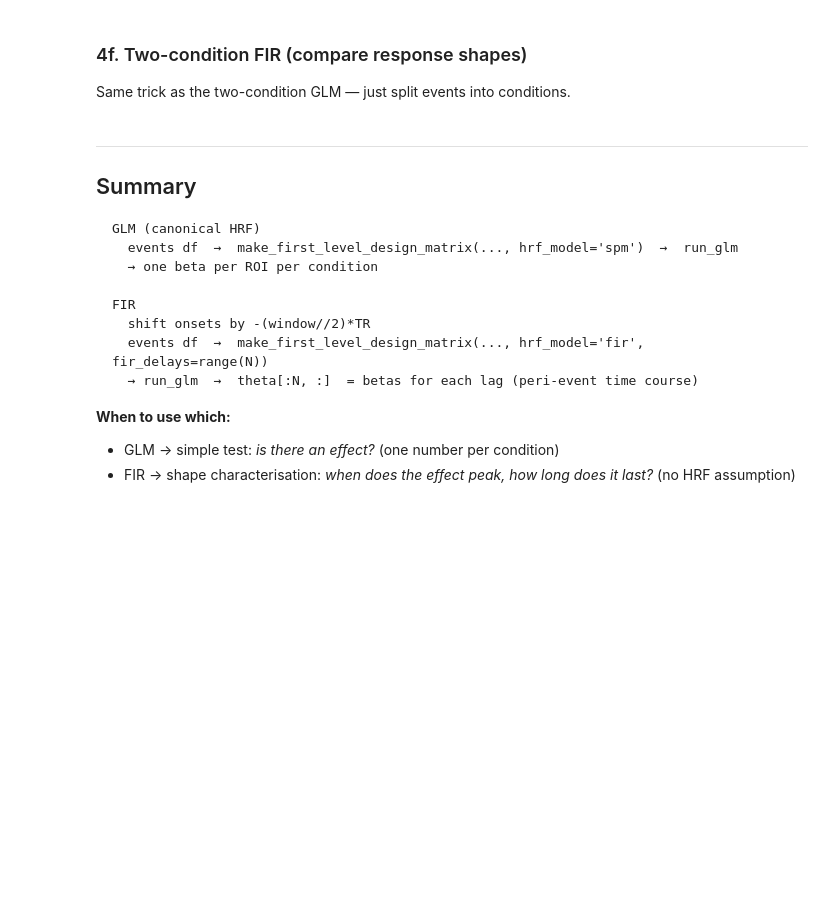
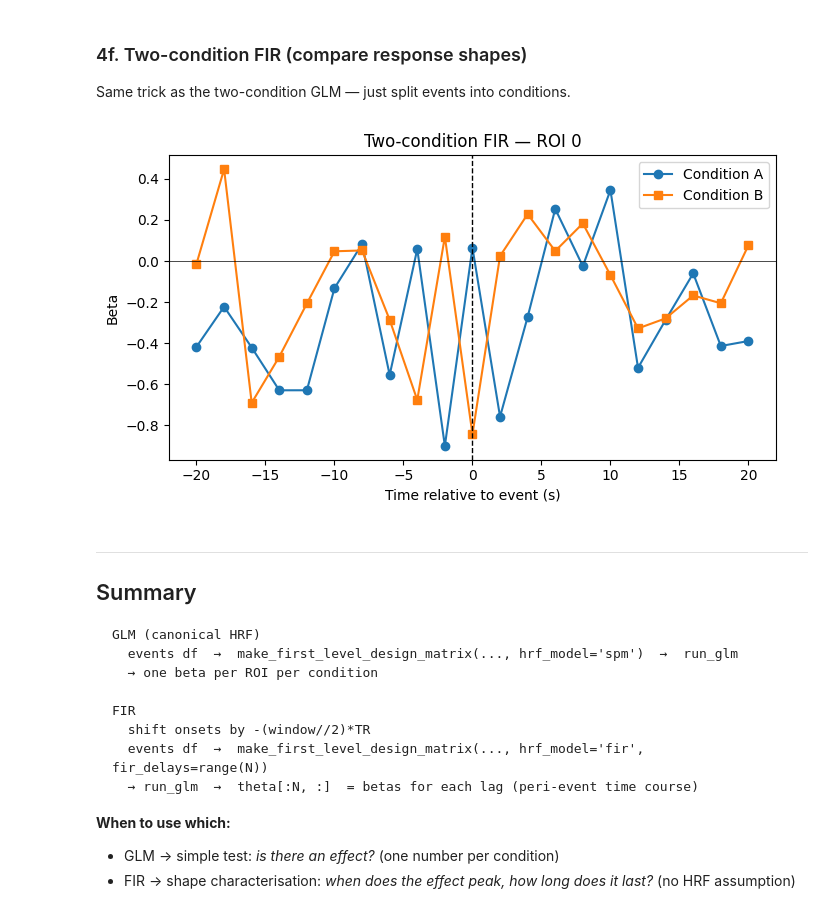
Before and after one commit to drgzkr/fmri-basics, a Jupyter notebook: notebooks/04_glm_and_fir.ipynb, the cells around one changed output. Saved outputs shown, nothing was run; the diff lists cells and outputs as text; code cells hidden in the pictures; blank space fills up the shorter version.

```diff
--- a/notebooks/04_glm_and_fir.ipynb
+++ b/notebooks/04_glm_and_fir.ipynb
@@ -239,28 +265,31 @@ Same trick as the two-condition GLM — just split events into conditions.
 # %%
 events_fir_AB = pd.concat([
     pd.DataFrame({'trial_type': 'A', 'onset': onsets_A - (FIR_WINDOW // 2) * TR, 'duration': TR}),
     pd.DataFrame({'trial_type': 'B', 'onset': onsets_B - (FIR_WINDOW // 2) * TR, 'duration': TR}),
 ], ignore_index=True)
 
 fir_dm_AB = make_first_level_design_matrix(
     frame_times, events_fir_AB,
     hrf_model='fir', fir_delays=fir_delays,
     drift_model='polynomial', drift_order=3,
 )
 
-_, fir_results_AB = run_glm(bold, fir_dm_AB.values)
-theta_AB_fir = list(fir_results_AB.values())[0].theta
+fir_labels_AB, fir_results_AB = run_glm(bold, fir_dm_AB.values)
+theta_AB_fir = get_betas(fir_labels_AB, fir_results_AB, len(fir_dm_AB.columns))
 
-betas_A = theta_AB_fir[:FIR_WINDOW, 0]            # ROI 0, condition A
+# Columns are ordered: A_delay_0..A_delay_N, B_delay_0..B_delay_N, drift
+betas_A = theta_AB_fir[:FIR_WINDOW, 0]              # ROI 0, condition A
 betas_B = theta_AB_fir[FIR_WINDOW:2*FIR_WINDOW, 0]  # ROI 0, condition B
 
 plt.figure(figsize=(7, 4))
 plt.plot(time_axis, betas_A, 'o-', label='Condition A')
 plt.plot(time_axis, betas_B, 's-', label='Condition B')
 plt.axvline(0, color='k', lw=1, ls='--'); plt.axhline(0, color='k', lw=0.5)
 plt.xlabel('Time relative to event (s)'); plt.ylabel('Beta')
 plt.title('Two-condition FIR — ROI 0'); plt.legend()
 plt.tight_layout(); plt.show()
+# %% [output]
+[figure, added]
 # %% [markdown]
 ---
 ## Summary
```
Also changed, not shown: parts of 7 cells of this notebook.
